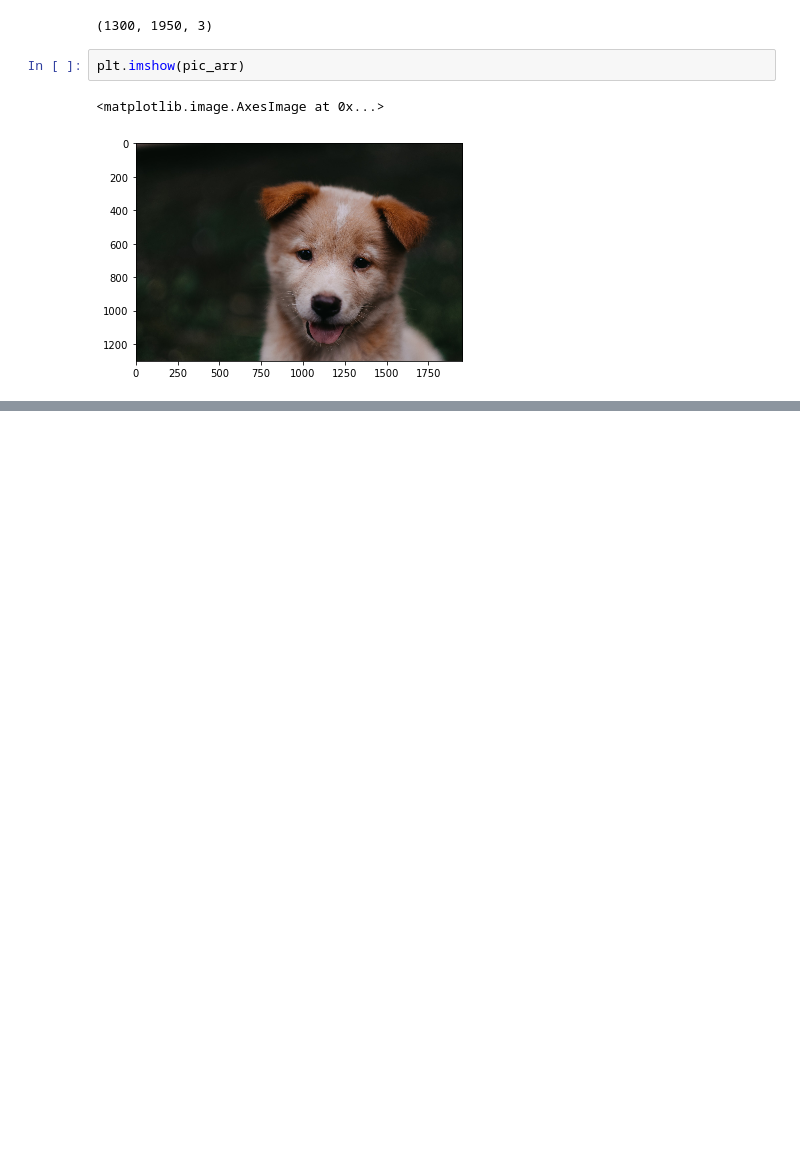
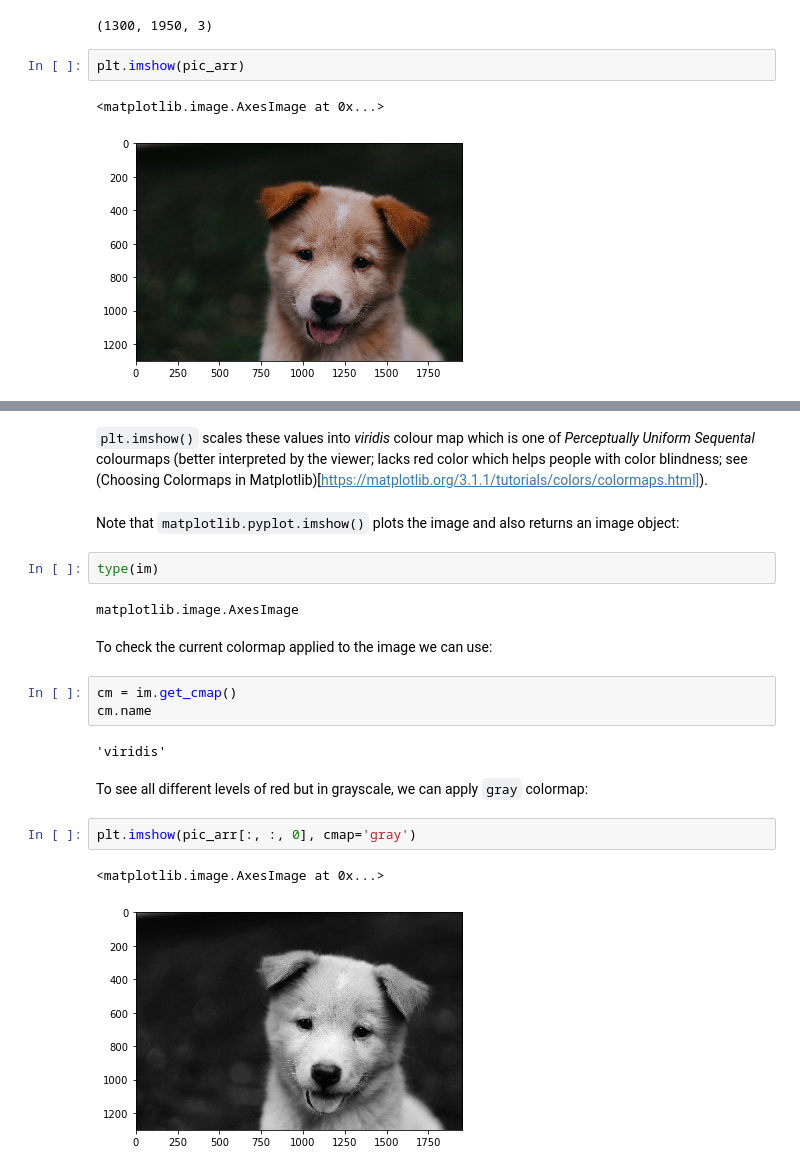
Before and after one commit to BojanKomazec/python-opencv-course, a Jupyter notebook: Section 02/Section 02-08_numpy_images.ipynb, the cells around one changed output, grey strips where cells are left out. Cells and saved outputs as stored; diff of their text form; blank space fills up the shorter version.

```diff
--- a/Section 02/Section 02-08_numpy_images.ipynb
+++ b/Section 02/Section 02-08_numpy_images.ipynb
@@ -41,0 +59,22 @@ plt.imshow(pic_arr)
+# %% [markdown]
+`plt.imshow()` scales these values into _viridis_ colour map which is one of _Perceptually Uniform Sequental_ colourmaps (better interpreted by the viewer; lacks red color which helps people with color blindness; see (Choosing Colormaps in Matplotlib)[https://matplotlib.org/3.1.1/tutorials/colors/colormaps.html]).
+# %% [markdown]
+Note that `matplotlib.pyplot.imshow()` plots the image and also returns an image object:
+# %%
+type(im)
+# %% [output]
+matplotlib.image.AxesImage
+# %% [markdown]
+To check the current colormap applied to the image we can use:
+# %%
+cm = im.get_cmap()
+cm.name
+# %% [output]
+'viridis'
+# %% [markdown]
+To see all different levels of red but in grayscale, we can apply `gray` colormap:
+# %%
+plt.imshow(pic_arr[:, :, 0], cmap='gray')
+# %% [output]
+<matplotlib.image.AxesImage at 0x...>
+[figure, added]
```
Also changed, not shown: parts of 15 cells of this notebook, 1 other file.
